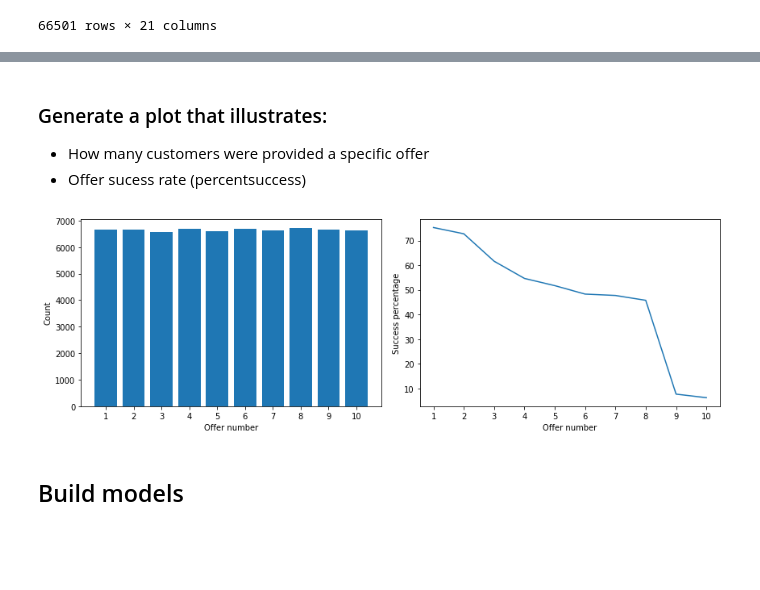
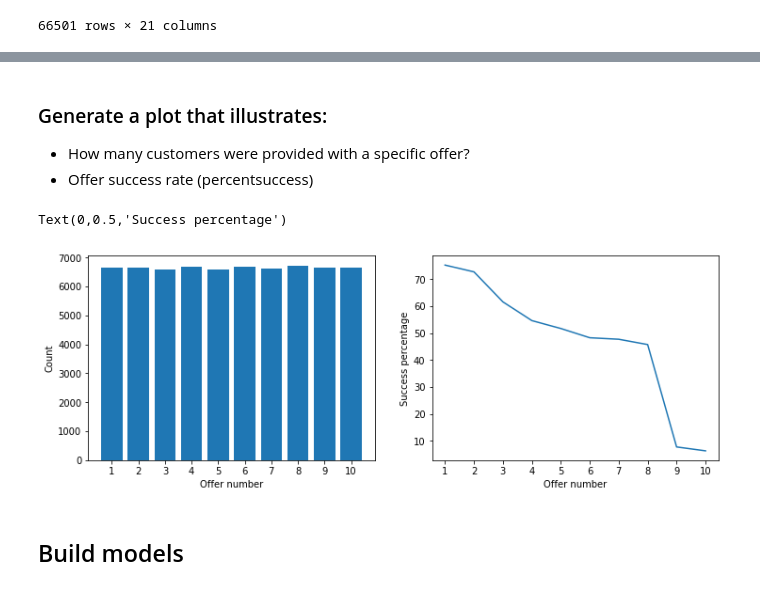
Before and after one commit to alexmill/Starbucks-Capstone-Challenge, a Jupyter notebook: Starbucks_Capstone_notebook.ipynb, the cells around one changed output, grey strips where cells are left out. Cells and saved outputs as stored; diff of their text form; code cells hidden in the pictures; blank space fills up the shorter version.

```diff
--- a/Starbucks_Capstone_notebook.ipynb
+++ b/Starbucks_Capstone_notebook.ipynb
@@ -815,23 +846,23 @@ percent_success
 # %% [markdown]
 ### Generate a plot that illustrates:
 
-- How many customers were provided a specific offer
-- Offer sucess rate (percentsuccess)
+- How many customers were provided with a specific offer?
+- Offer success rate (percentsuccess)
 # %%
 fig, ax = plt.subplots(figsize=(12, 4), nrows=1, ncols=2)
 
 ax[0].bar(percent_success.index + 1, percent_success['count'])
 ax[0].set_xticks(np.arange(0,10) + 1)
 ax[0].set_xlabel('Offer number')
 ax[0].set_ylabel('Count')
 
 ax[1].plot(percent_success.index + 1, percent_success['percent_success'])
 ax[1].set_xticks(np.arange(0,10) + 1)
 ax[1].set_xlabel('Offer number')
 ax[1].set_ylabel('Success percentage')
-plt.tight_layout()
 # %% [output]
+Text(0,0.5,'Success percentage')
-[figure, old version]
+[figure, new version]
 # %% [markdown]
 ## Build models
 # %% [markdown]
```
Also changed, not shown: parts of 14 cells of this notebook.
